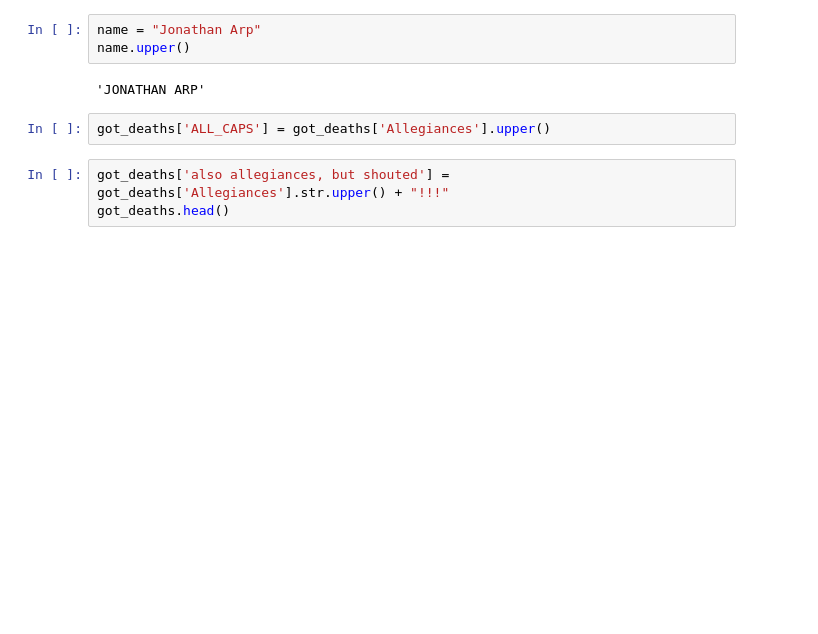
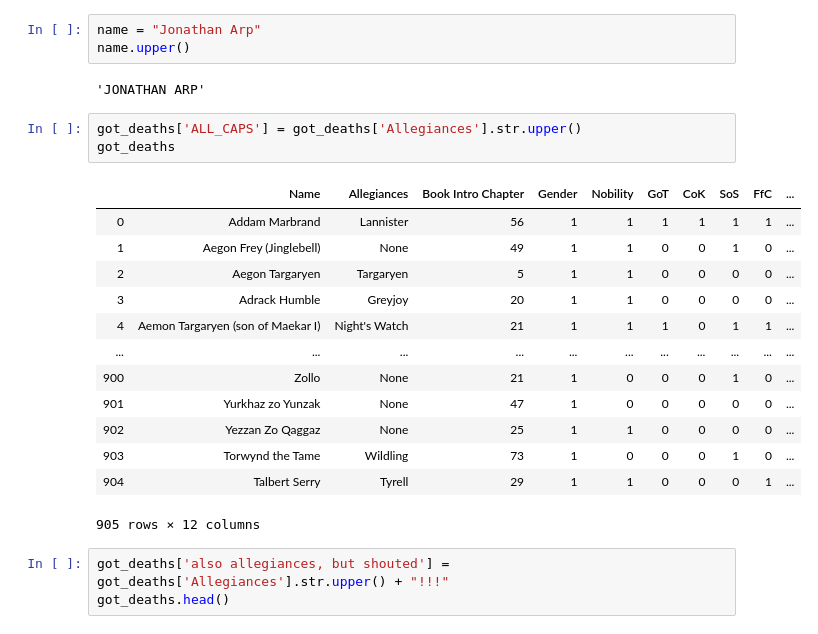
Before and after one commit to jarp/ITAO-30210-SP21, a Jupyter notebook: Class_22_Python_WebScraping.ipynb, the cells around one changed output. Drawn from its saved outputs; the diff is of its cells as text; blank space fills up the shorter version.

```diff
--- a/Class_22_Python_WebScraping.ipynb
+++ b/Class_22_Python_WebScraping.ipynb
@@ -29,7 +29,22 @@ name.upper()
 # %% [output]
 'JONATHAN ARP'
 # %%
-got_deaths['ALL_CAPS'] = got_deaths['Allegiances'].upper()
+got_deaths['ALL_CAPS'] = got_deaths['Allegiances'].str.upper()
+got_deaths
+# %% [output]
+|  | Name | Allegiances | Book Intro Chapter | Gender | Nobility | GoT | CoK | SoS | FfC | ... |
+| 0 | Addam Marbrand | Lannister | 56 | 1 | 1 | 1 | 1 | 1 | 1 | ... |
+| 1 | Aegon Frey (Jinglebell) | None | 49 | 1 | 1 | 0 | 0 | 1 | 0 | ... |
+| 2 | Aegon Targaryen | Targaryen | 5 | 1 | 1 | 0 | 0 | 0 | 0 | ... |
+| 3 | Adrack Humble | Greyjoy | 20 | 1 | 1 | 0 | 0 | 0 | 0 | ... |
+| 4 | Aemon Targaryen (son of Maekar I) | Night's Watch | 21 | 1 | 1 | 1 | 0 | 1 | 1 | ... |
+| ... | ... | ... | ... | ... | ... | ... | ... | ... | ... | ... |
+| 900 | Zollo | None | 21 | 1 | 0 | 0 | 0 | 1 | 0 | ... |
+| 901 | Yurkhaz zo Yunzak | None | 47 | 1 | 0 | 0 | 0 | 0 | 0 | ... |
+| 902 | Yezzan Zo Qaggaz | None | 25 | 1 | 1 | 0 | 0 | 0 | 0 | ... |
+| 903 | Torwynd the Tame | Wildling | 73 | 1 | 0 | 0 | 0 | 1 | 0 | ... |
+| 904 | Talbert Serry | Tyrell | 29 | 1 | 1 | 0 | 0 | 0 | 1 | ... |
+905 rows × 12 columns
 # %%
 got_deaths['also allegiances, but shouted'] = got_deaths['Allegiances'].str.upper() + "!!!"
 got_deaths.head()
```
Also changed, not shown: parts of 27 cells of this notebook, 1 other file.
